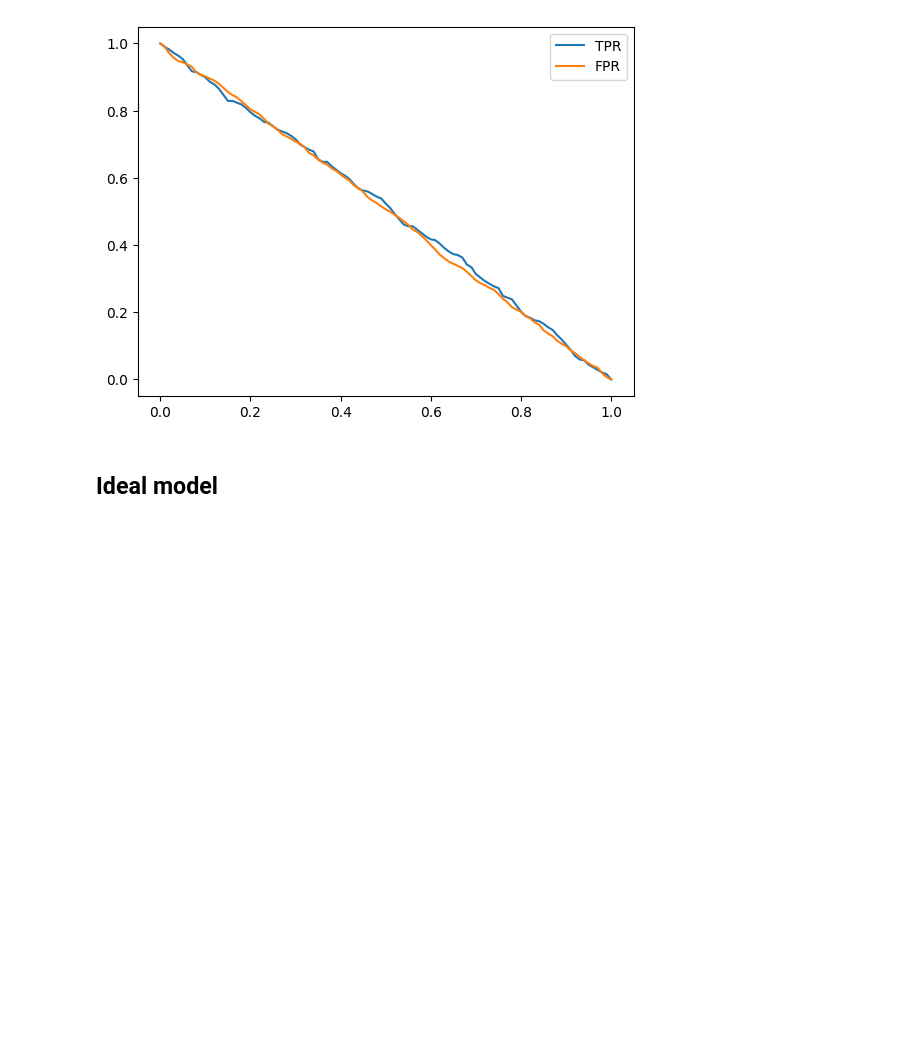
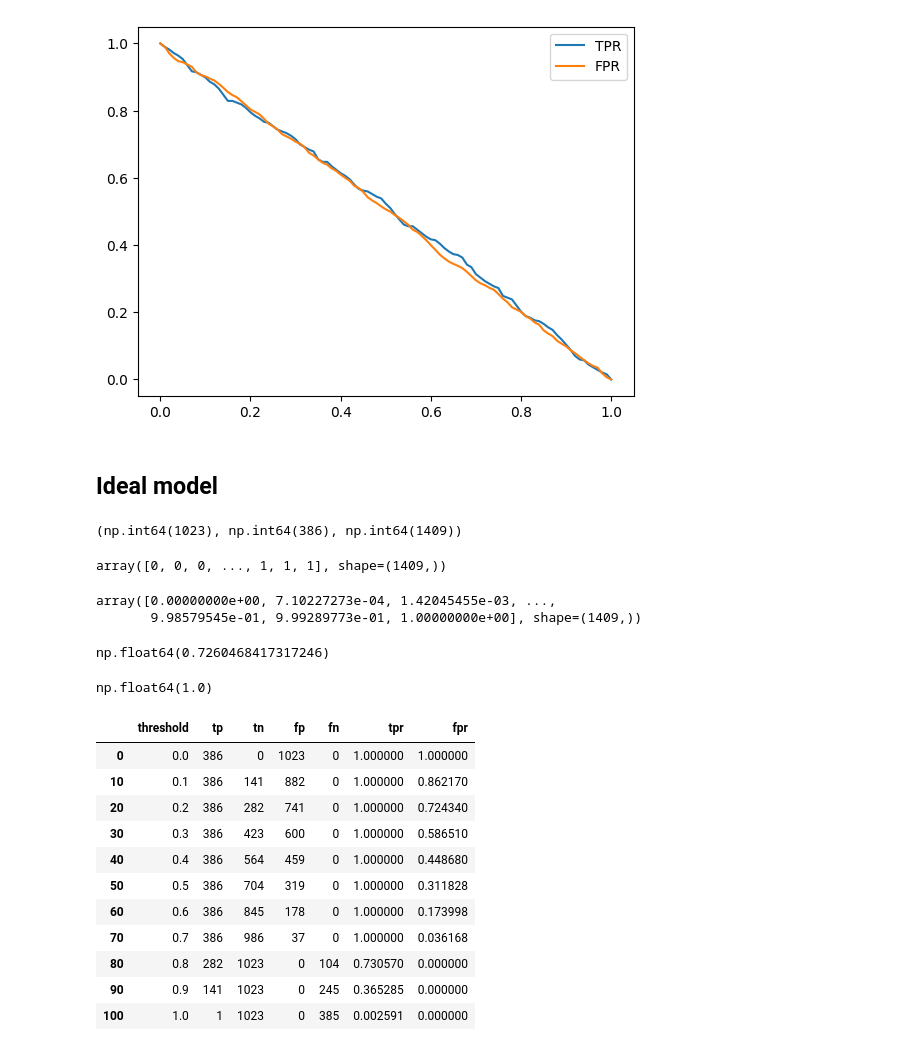
Before and after one commit to denis911/ML-zoomcamp-notebooks-modules-1-4, a Jupyter notebook: videos week 4 - evaluation.ipynb, the cells around one changed output. Saved outputs shown, nothing was run; the diff lists cells and outputs as text; code cells hidden in the pictures; blank space fills up the shorter version.

```diff
--- a/videos week 4 - evaluation.ipynb
+++ b/videos week 4 - evaluation.ipynb
@@ -582,3 +582,65 @@ plt.legend()
 # Now, let’s discuss the concept of an ideal model that makes correct predictions
 # for every example. To implement this, we need to determine the number of negative
 # examples, which corresponds to the number of people who are not churning in our dataset.
+
+num_neg = (y_val == 0).sum()
+num_pos = (y_val == 1).sum()
+num_neg, num_pos, num_neg + num_pos
+# %% [output]
+(np.int64(1023), np.int64(386), np.int64(1409))
+# %%
+# To create the ideal model’s predictions for our validation set, we first create a y_ideal
+# array that contains only negative observations (0s) followed by positive observations (1s).
+# We use the np.repeat() function to achieve this, creating an array with 1023 zeros and then 386 ones.
+
+y_ideal = np.repeat([0, 1], [num_neg, num_pos])
+y_ideal
+
+# Output: array([0, 0, 0, ..., 1, 1, 1])
+# %% [output]
+array([0, 0, 0, ..., 1, 1, 1], shape=(1409,))
+# %%
+# To create our predictions for the ideal model, which are numbers between 0 and 1, we can use
+# the np.linspace() function to generate an array of evenly spaced values between 0 and 1.
+# This array should have the same length as y_ideal, which is 1409 in this case.
+
+y_ideal_pred = np.linspace(0, 1, len(y_ideal))
+y_ideal_pred
+
+# Output:
+# array([0.00000000e+00, 7.10227273e-04, 1.42045455e-03, ...,
+#       9.98579545e-01, 9.99289773e-01, 1.00000000e+00])
+# %% [output]
+array([0.00000000e+00, 7.10227273e-04, 1.42045455e-03, ...,
+       9.98579545e-01, 9.99289773e-01, 1.00000000e+00], shape=(1409,))
+# %%
+1 - y_val.mean()
+# Output: 0.7260468417317246
+# %% [output]
+np.float64(0.7260468417317246)
+# %%
+accuracy_ideal = ((y_ideal_pred >= 0.726) == y_ideal).mean()
+accuracy_ideal # of course 100%)))  = np.float64(1.0)
+# %% [output]
+np.float64(1.0)
+# %%
+# The ideal model, which makes perfect predictions, doesn’t exist in reality, but it
+# serves as a benchmark to understand how well our actual model is performing.
+# By comparing our model’s performance to that of the ideal model, we can assess
+# how much room for improvement there is.
+
+df_ideal = tpr_fpr_dataframe(y_ideal, y_ideal_pred)
+df_ideal[::10]
+# %% [output]
+|  | threshold | tp | tn | fp | fn | tpr | fpr |
+| 0 | 0.0 | 386 | 0 | 1023 | 0 | 1.000000 | 1.000000 |
+| 10 | 0.1 | 386 | 141 | 882 | 0 | 1.000000 | 0.862170 |
+| 20 | 0.2 | 386 | 282 | 741 | 0 | 1.000000 | 0.724340 |
+| 30 | 0.3 | 386 | 423 | 600 | 0 | 1.000000 | 0.586510 |
+| 40 | 0.4 | 386 | 564 | 459 | 0 | 1.000000 | 0.448680 |
+| 50 | 0.5 | 386 | 704 | 319 | 0 | 1.000000 | 0.311828 |
+| 60 | 0.6 | 386 | 845 | 178 | 0 | 1.000000 | 0.173998 |
+| 70 | 0.7 | 386 | 986 | 37 | 0 | 1.000000 | 0.036168 |
+| 80 | 0.8 | 282 | 1023 | 0 | 104 | 0.730570 | 0.000000 |
+| 90 | 0.9 | 141 | 1023 | 0 | 245 | 0.365285 | 0.000000 |
+| 100 | 1.0 | 1 | 1023 | 0 | 385 | 0.002591 | 0.000000 |
```
Also changed, not shown: parts of 2 cells of this notebook.
